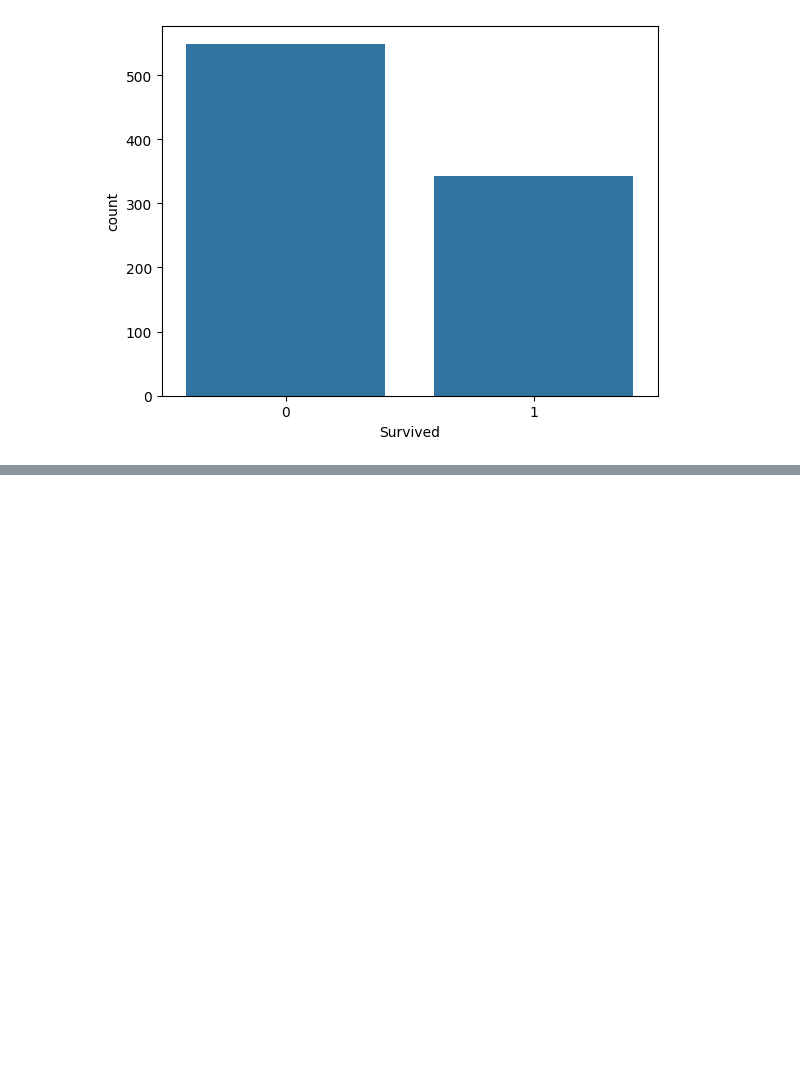
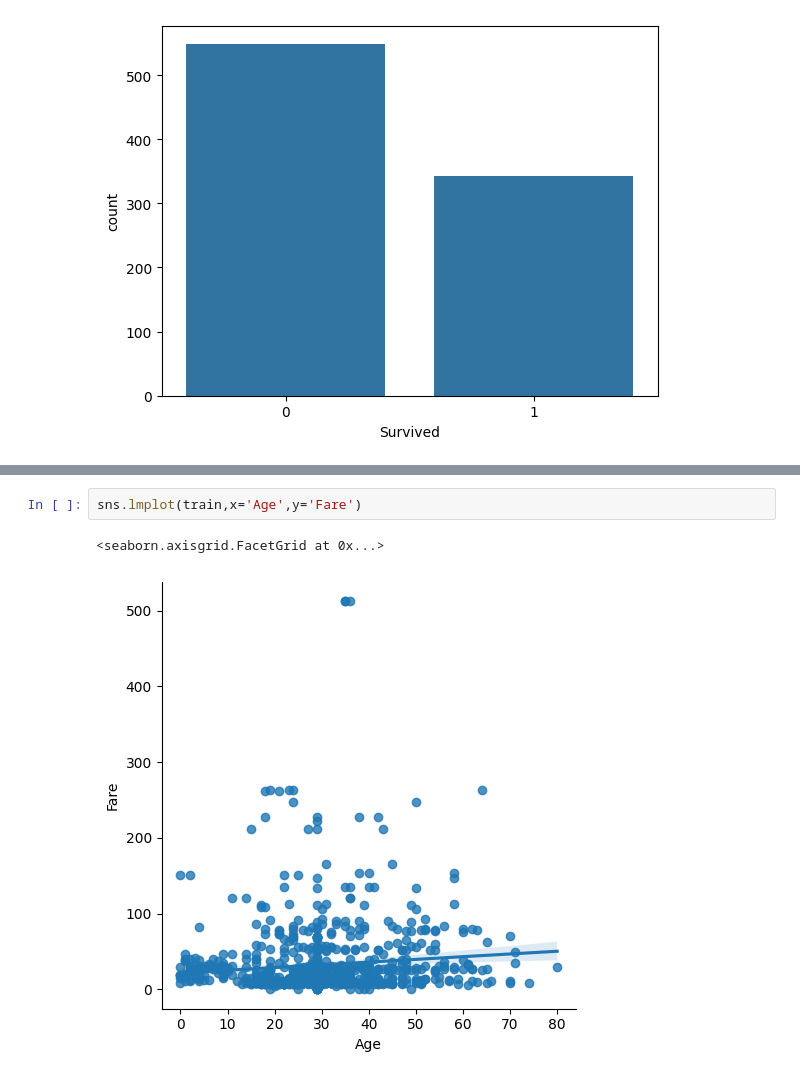
Before and after one commit to MUHAMMEDQULIYEV/Machine_Learning, a Jupyter notebook: Titanic/model.ipynb, the cells around one changed output, grey strips where cells are left out. Drawn from its saved outputs; the diff is of its cells as text; blank space fills up the shorter version.

```diff
--- a/Titanic/model.ipynb
+++ b/Titanic/model.ipynb
@@ -293,0 +386,5 @@ sns.countplot(train,x='Survived')
+# %%
+sns.lmplot(train,x='Age',y='Fare')
+# %% [output]
+<seaborn.axisgrid.FacetGrid at 0x...>
+[figure, added]
```
Also changed, not shown: parts of 23 cells of this notebook.
